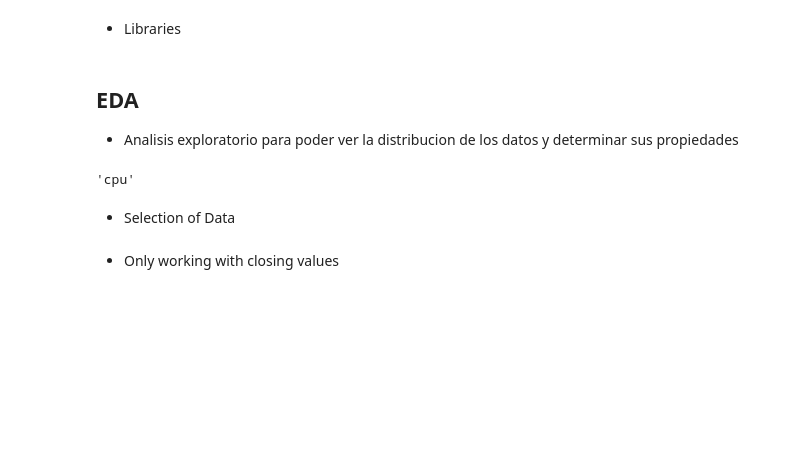
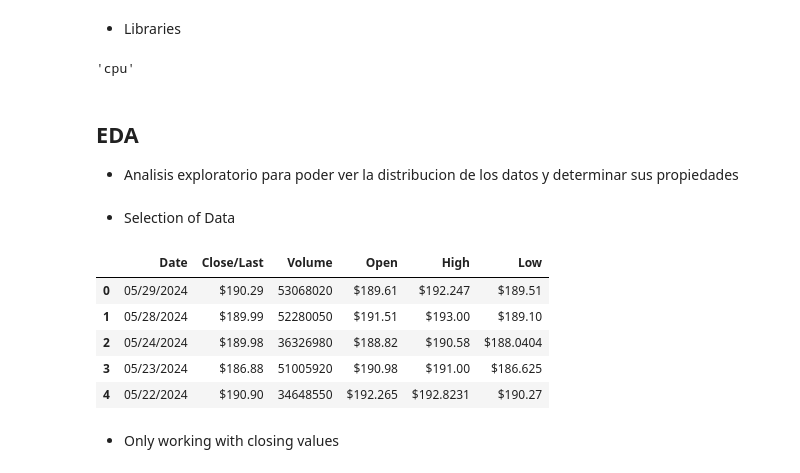
Before and after one commit to carlosgutierrezch/LSTM_Forecast, a Jupyter notebook: notebooks/LSTM_TORCH.ipynb, the cells around one changed output. Drawn from its saved outputs; the diff is of its cells as text; code cells hidden in the pictures; blank space fills up the shorter version.

Commit message:
statsmodels and DateTime

```diff
--- a/notebooks/LSTM_TORCH.ipynb
+++ b/notebooks/LSTM_TORCH.ipynb
@@ -10,15 +21,24 @@ from sklearn.preprocessing import MinMaxScaler
+# %%
+device = 'cuda:0' if torch.cuda.is_available() else 'cpu'
+device
+# %% [output]
+'cpu'
 # %% [markdown]
 ## EDA
 - Analisis exploratorio para poder ver la distribucion de los datos y determinar sus propiedades
-# %%
-device = 'cuda:0' if torch.cuda.is_available() else 'cpu'
-device
-# %% [output]
-'cpu'
 # %% [markdown]
 - Selection of Data
 # %%
 df= pd.read_csv('../Data/apple.csv',sep=',',encoding='utf-8')
+# %%
+df.head()
+# %% [output]
+|  | Date | Close/Last | Volume | Open | High | Low |
+| 0 | 05/29/2024 | $190.29 | 53068020 | $189.61 | $192.247 | $189.51 |
+| 1 | 05/28/2024 | $189.99 | 52280050 | $191.51 | $193.00 | $189.10 |
+| 2 | 05/24/2024 | $189.98 | 36326980 | $188.82 | $190.58 | $188.0404 |
+| 3 | 05/23/2024 | $186.88 | 51005920 | $190.98 | $191.00 | $186.625 |
+| 4 | 05/22/2024 | $190.90 | 34648550 | $192.265 | $192.8231 | $190.27 |
 # %% [markdown]
 - Only working with closing values
 # %%
```
Also changed, not shown: parts of 3 cells of this notebook.
